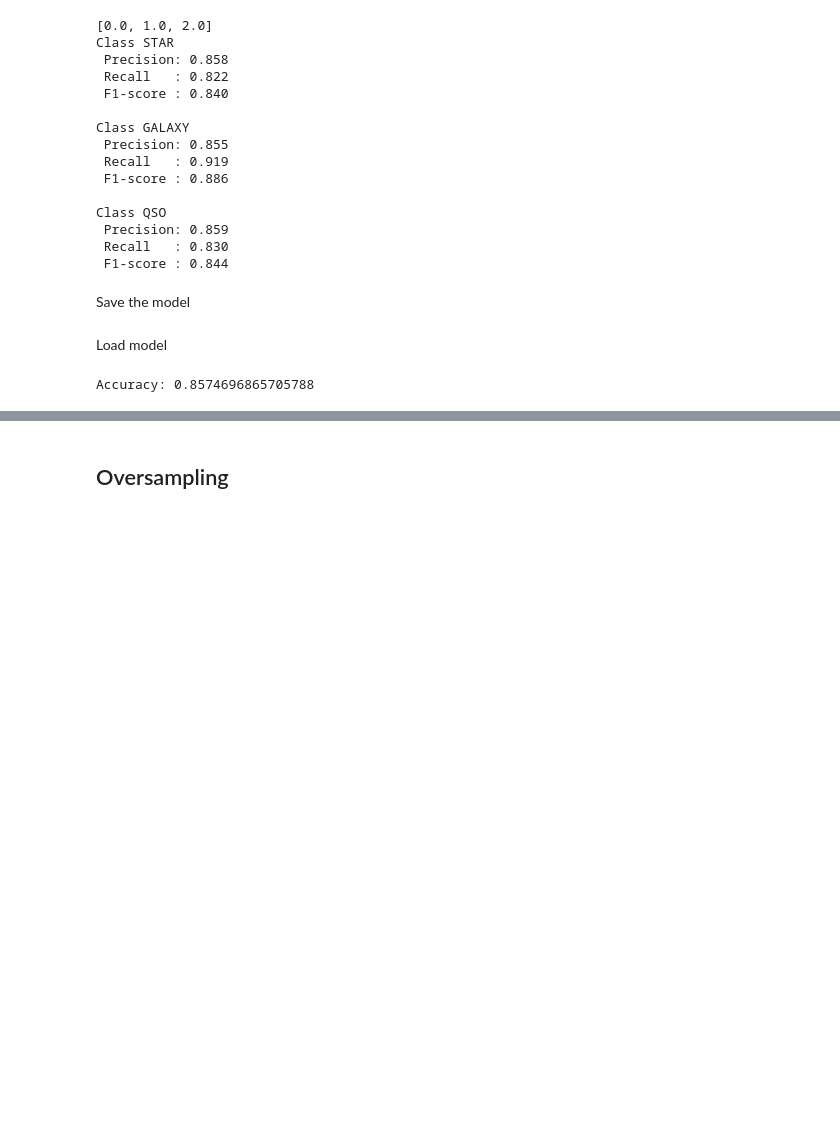
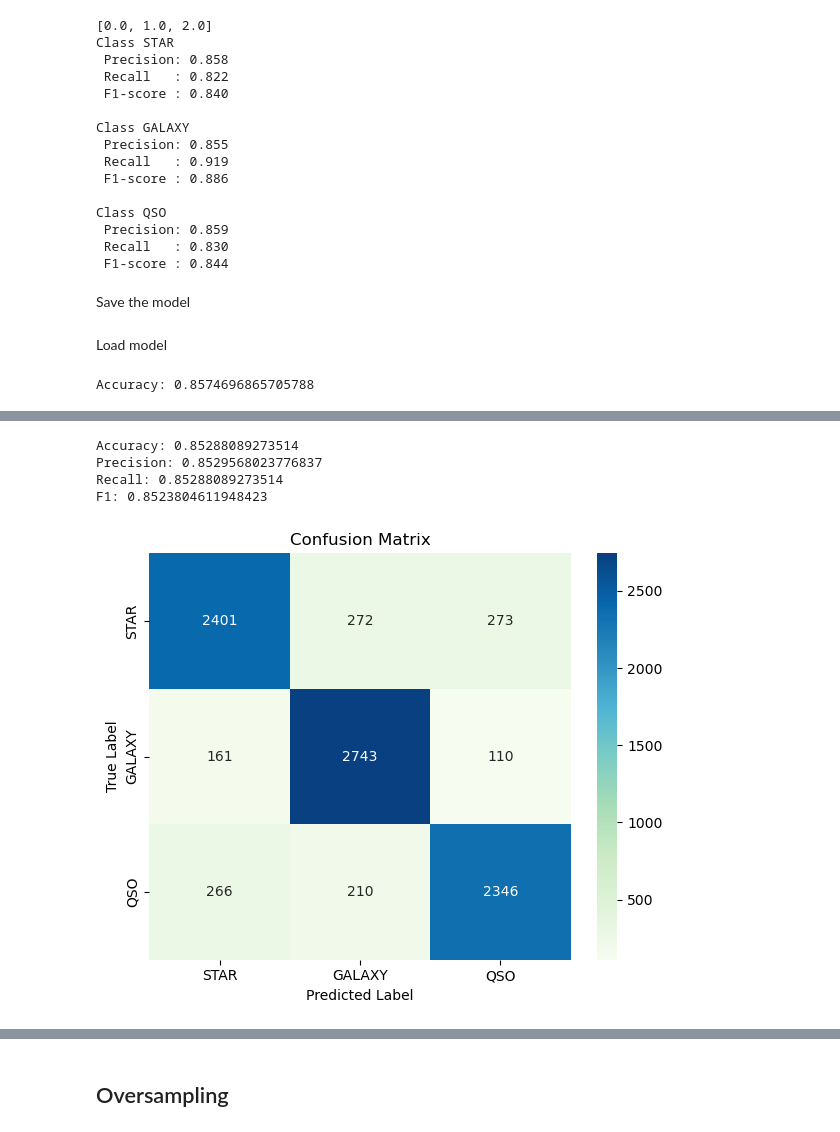
Before and after one commit to Piotrek2133/StellarClassifier, a Jupyter notebook: data_analysis_spark.ipynb, the cells around one changed output, grey strips where cells are left out. Saved outputs shown, nothing was run; the diff lists cells and outputs as text; code cells hidden in the pictures; blank space fills up the shorter version.

```diff
--- a/data_analysis_spark.ipynb
+++ b/data_analysis_spark.ipynb
@@ -961,0 +787,27 @@ Accuracy: 0.8574696865705788
+# %%
+from pyspark.ml import Pipeline
+from pyspark.ml.feature import (
+    StringIndexer, StandardScaler, VectorAssembler
+)
+
+assembler = VectorAssembler(
+    inputCols=features,
+    outputCol="features"
+)
+
+scaler = StandardScaler(
+    inputCol="features",
+    outputCol="scaled_features",
+    withMean=True,
+    withStd=True
+)
+
+indexer = StringIndexer(
+    inputCol="class",
+    outputCol="label_index"
+)
+
+train_df, test_df = df_model_clean_resampled.randomSplit([0.8, 0.2], seed=42)
+
+pipeline = Pipeline(stages=[indexer, assembler, scaler, ovr])
+pipeline_model = pipeline.fit(train_df)
@@ -961,0 +816,15 @@ Accuracy: 0.8574696865705788
+# %%
+pred = pipeline_model.transform(test_df)
+# %%
+evaluate_model(pred)
+# %% [output]
+Accuracy: 0.85288089273514
+Precision: 0.8529568023776837
+Recall: 0.85288089273514
+F1: 0.8523804611948423
+# %%
+class_names = get_class_names(pipeline_model)
+# %%
+metrics = conf_matrix(pred, class_names)
+# %% [output]
+[figure, added]
```
Also changed, not shown: parts of 89 cells of this notebook.
